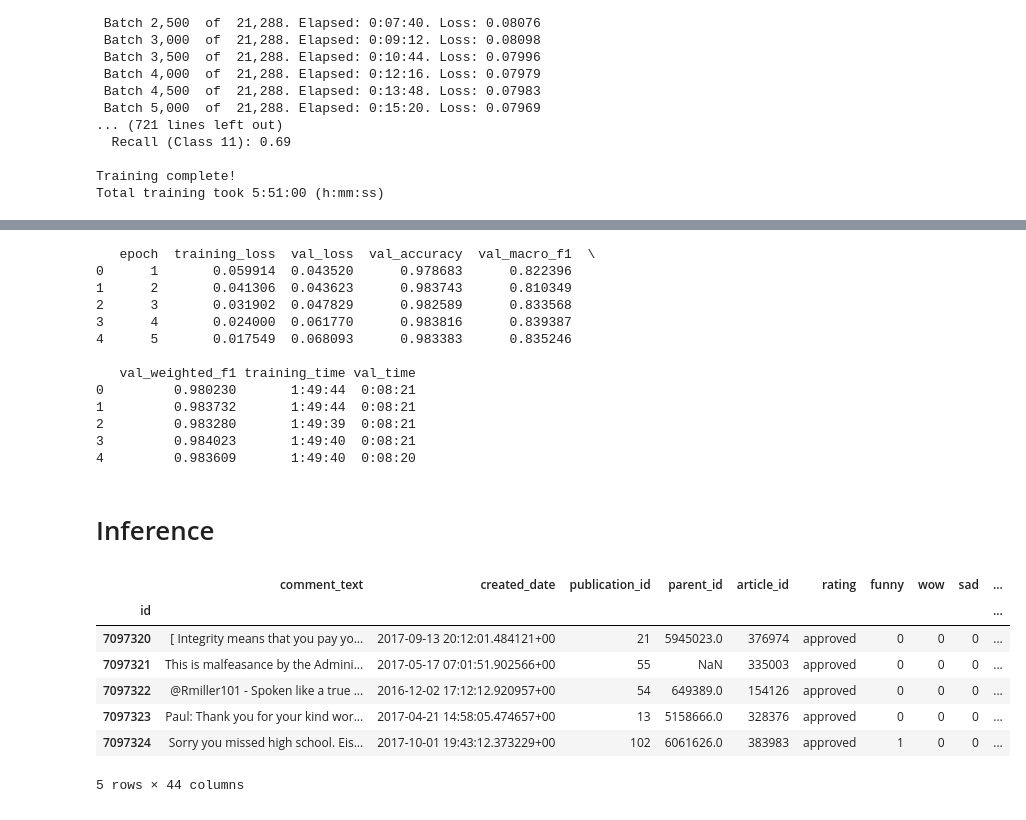
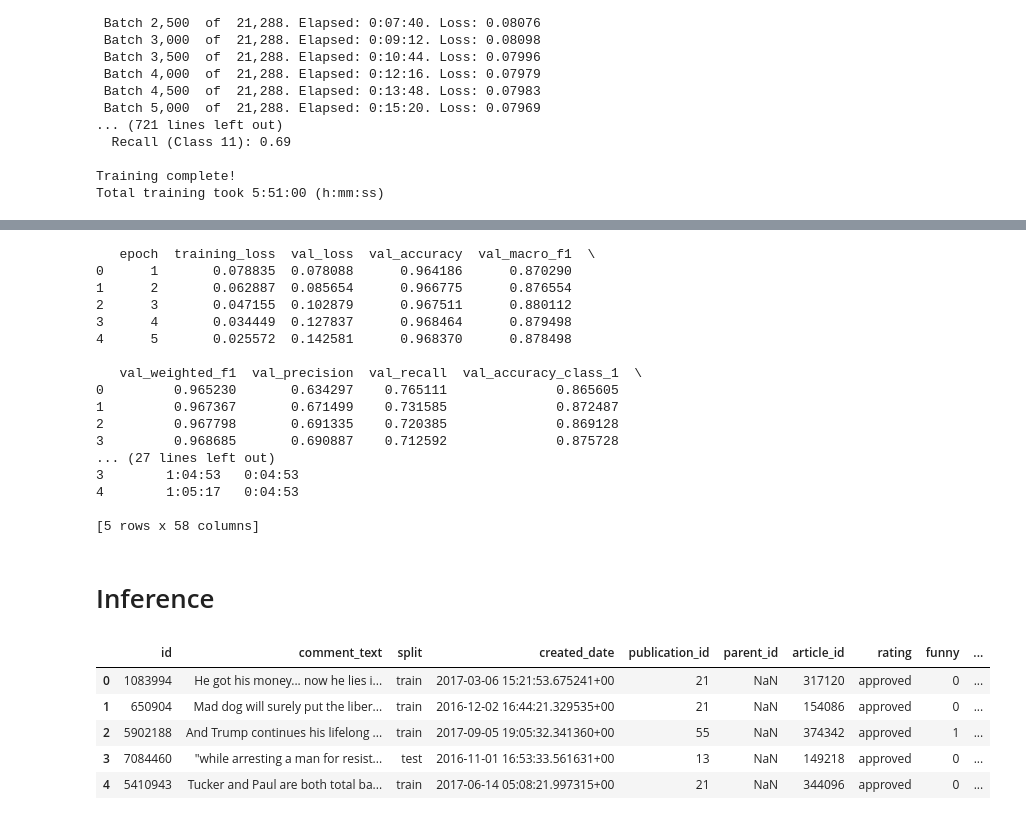
Before and after one commit to datascisteven/Detecting-Bias-and-Toxicity-in-LLM-Chatbots, a Jupyter notebook: Greenflash_Toxicity_Multi_Class_Model.ipynb, the cells around one changed output, grey strips where cells are left out. Drawn from its saved outputs; the diff is of its cells as text; code cells hidden in the pictures.

```diff
--- a/Greenflash_Toxicity_Multi_Class_Model.ipynb
+++ b/Greenflash_Toxicity_Multi_Class_Model.ipynb
@@ -59,9 +59,12 @@ warnings.simplefilter(action="ignore", category=SettingWithCopyWarning)
 
 # pd.set_option('display.max_colwidth', 200)
 pd.set_option('display.max_rows', None)
-# pd.set_option('display.max_columns', None)
+pd.set_option('display.max_columns', None)
 # pd.set_option('display.width', 200)
 # pd.set_option('display.max_colwidth', None)
+
+import seaborn as sns
+import matplotlib.pyplot as plt
 # %%
 dataset = pd.read_csv('/content/drive/MyDrive/Projects/Greenflash/Toxicity/jigsaw_train_revised.csv', index_col=0)
 dataset.head()
@@ -652,21 +453,25 @@ Training...
 # %%
 # Load the training stats from the pickle file
-stats_path = "/content/toxicity_training_stats_pickle"  # Replace this with your actual file path
+stats_path = "/content/drive/MyDrive/Projects/Greenflash/Toxicity/Toxicity Multi-Modal Model/toxicity_multi_training_stats_pickle"  # Replace this with your actual file path
 training_stats = pd.read_pickle(stats_path)
 
 # Display the loaded training stats
 print(training_stats)
 # %% [output]
    epoch  training_loss  val_loss  val_accuracy  val_macro_f1  \
-0      1       0.059914  0.043520      0.978683      0.822396
-1      2       0.041306  0.043623      0.983743      0.810349
-2      3       0.031902  0.047829      0.982589      0.833568
-3      4       0.024000  0.061770      0.983816      0.839387
-4      5       0.017549  0.068093      0.983383      0.835246
+0      1       0.078835  0.078088      0.964186      0.870290
+1      2       0.062887  0.085654      0.966775      0.876554
+2      3       0.047155  0.102879      0.967511      0.880112
+3      4       0.034449  0.127837      0.968464      0.879498
+4      5       0.025572  0.142581      0.968370      0.878498
 
-   val_weighted_f1 training_time val_time
-0         0.980230       1:49:44  0:08:21
-1         0.983732       1:49:44  0:08:21
-2         0.983280       1:49:39  0:08:21
-3         0.984023       1:49:40  0:08:21
-4         0.983609       1:49:40  0:08:20
+   val_weighted_f1  val_precision  val_recall  val_accuracy_class_1  \
+0         0.965230       0.634297    0.765111              0.865605
+1         0.967367       0.671499    0.731585              0.872487
+2         0.967798       0.691335    0.720385              0.869128
+3         0.968685       0.690887    0.712592              0.875728
+... (27 lines left out)
+3        1:04:53   0:04:53
+4        1:05:17   0:04:53
+
+[5 rows x 58 columns]
@@ -673,14 +765,12 @@ print(training_stats)
 # %% [markdown]
 # Inference
 # %%
-test = pd.read_csv('/content/drive/MyDrive/Projects/Greenflash/Toxicity/jigsaw-unintended-bias-in-toxicity-classification/test_private_expanded.csv', index_col=0)
-test.head()
+all_data = pd.read_csv('/content/drive/MyDrive/Projects/Greenflash/Toxicity/jigsaw-unintended-bias-in-toxicity-classification/all_data.csv')
+all_data.head()
 # %% [output]
-|  | comment_text | created_date | publication_id | parent_id | article_id | rating | funny | wow | sad | ... |
-| id |  |  |  |  |  |  |  |  |  | ... |
-| 7097320 | [ Integrity means that you pay yo... | 2017-09-13 20:12:01.484121+00 | 21 | 5945023.0 | 376974 | approved | 0 | 0 | 0 | ... |
-| 7097321 | This is malfeasance by the Admini... | 2017-05-17 07:01:51.902566+00 | 55 | NaN | 335003 | approved | 0 | 0 | 0 | ... |
-| 7097322 | @Rmiller101 - Spoken like a true ... | 2016-12-02 17:12:12.920957+00 | 54 | 649389.0 | 154126 | approved | 0 | 0 | 0 | ... |
-| 7097323 | Paul: Thank you for your kind wor... | 2017-04-21 14:58:05.474657+00 | 13 | 5158666.0 | 328376 | approved | 0 | 0 | 0 | ... |
-| 7097324 | Sorry you missed high school. Eis... | 2017-10-01 19:43:12.373229+00 | 102 | 6061626.0 | 383983 | approved | 1 | 0 | 0 | ... |
+|  | id | comment_text | split | created_date | publication_id | parent_id | article_id | rating | funny | ... |
+| 0 | 1083994 | He got his money... now he lies i... | train | 2017-03-06 15:21:53.675241+00 | 21 | NaN | 317120 | approved | 0 | ... |
+| 1 | 650904 | Mad dog will surely put the liber... | train | 2016-12-02 16:44:21.329535+00 | 21 | NaN | 154086 | approved | 0 | ... |
+| 2 | 5902188 | And Trump continues his lifelong ... | train | 2017-09-05 19:05:32.341360+00 | 55 | NaN | 374342 | approved | 1 | ... |
+| 3 | 7084460 | "while arresting a man for resist... | test | 2016-11-01 16:53:33.561631+00 | 13 | NaN | 149218 | approved | 0 | ... |
+| 4 | 5410943 | Tucker and Paul are both total ba... | train | 2017-06-14 05:08:21.997315+00 | 21 | NaN | 344096 | approved | 0 | ... |
-5 rows × 44 columns
```
Also changed, not shown: parts of 25 cells of this notebook.
